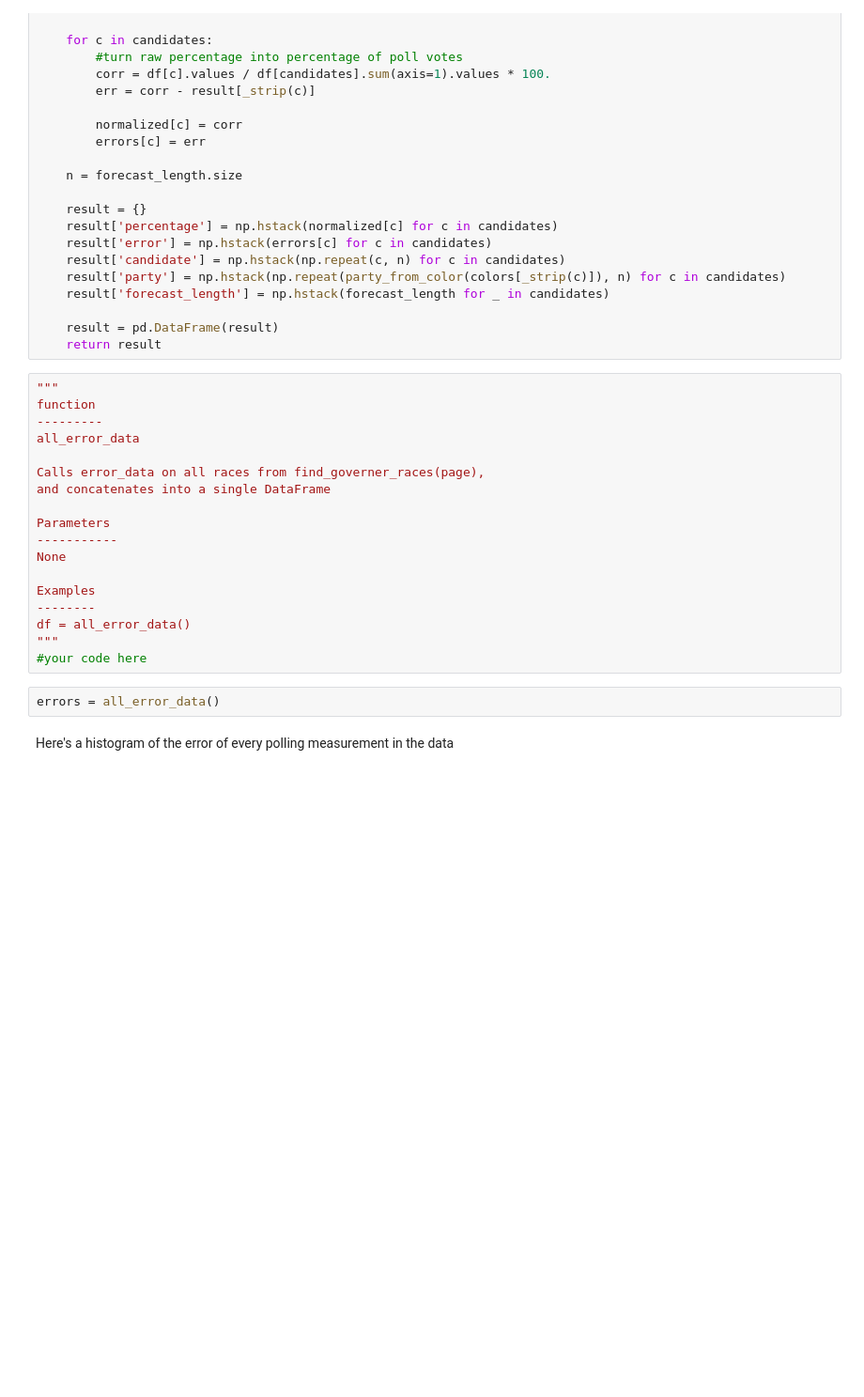
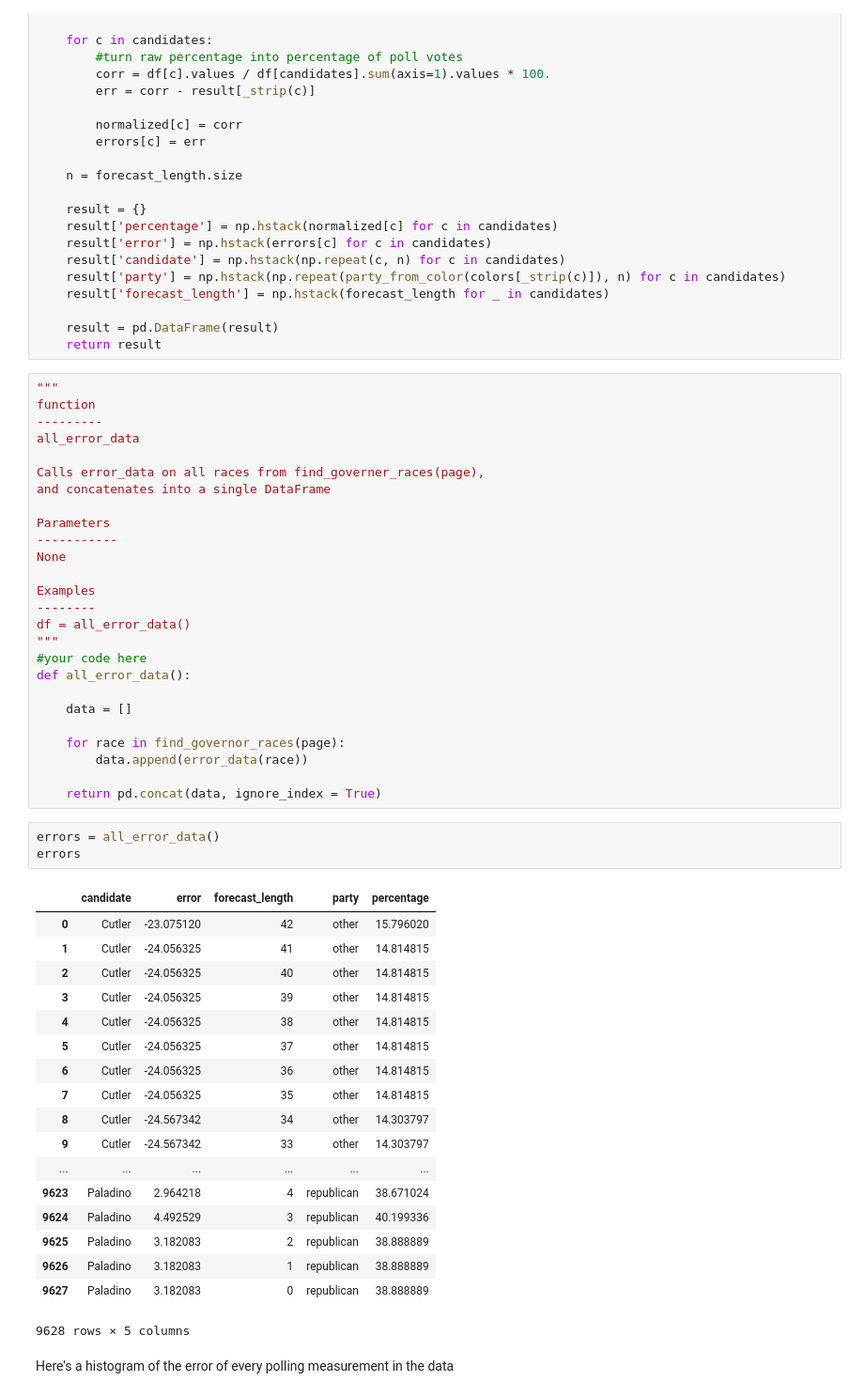
Before and after one commit to nhuber/harvardDS, a Jupyter notebook: hw1.ipynb, the cells around one changed output. Shown at 94% size. Cells and saved outputs as stored; diff of their text form; blank space fills up the shorter version.

```diff
--- a/hw1.ipynb
+++ b/hw1.ipynb
@@ -593,8 +609,36 @@ Examples
 df = all_error_data()
 """
 #your code here
+def all_error_data():
+
+    data = []
+
+    for race in find_governor_races(page):
+        data.append(error_data(race))
+
+    return pd.concat(data, ignore_index = True)
 # %%
 errors = all_error_data()
+errors
+# %% [output]
+|  | candidate | error | forecast_length | party | percentage |
+| 0 | Cutler | -23.075120 | 42 | other | 15.796020 |
+| 1 | Cutler | -24.056325 | 41 | other | 14.814815 |
+| 2 | Cutler | -24.056325 | 40 | other | 14.814815 |
+| 3 | Cutler | -24.056325 | 39 | other | 14.814815 |
+| 4 | Cutler | -24.056325 | 38 | other | 14.814815 |
+| 5 | Cutler | -24.056325 | 37 | other | 14.814815 |
+| 6 | Cutler | -24.056325 | 36 | other | 14.814815 |
+| 7 | Cutler | -24.056325 | 35 | other | 14.814815 |
+| 8 | Cutler | -24.567342 | 34 | other | 14.303797 |
+| 9 | Cutler | -24.567342 | 33 | other | 14.303797 |
+| ... | ... | ... | ... | ... | ... |
+| 9623 | Paladino | 2.964218 | 4 | republican | 38.671024 |
+| 9624 | Paladino | 4.492529 | 3 | republican | 40.199336 |
+| 9625 | Paladino | 3.182083 | 2 | republican | 38.888889 |
+| 9626 | Paladino | 3.182083 | 1 | republican | 38.888889 |
+| 9627 | Paladino | 3.182083 | 0 | republican | 38.888889 |
+9628 rows × 5 columns
 # %% [markdown]
 Here's a histogram of the error of every polling measurement in the data
 # %%
```
Also changed, not shown: parts of 11 cells of this notebook.
